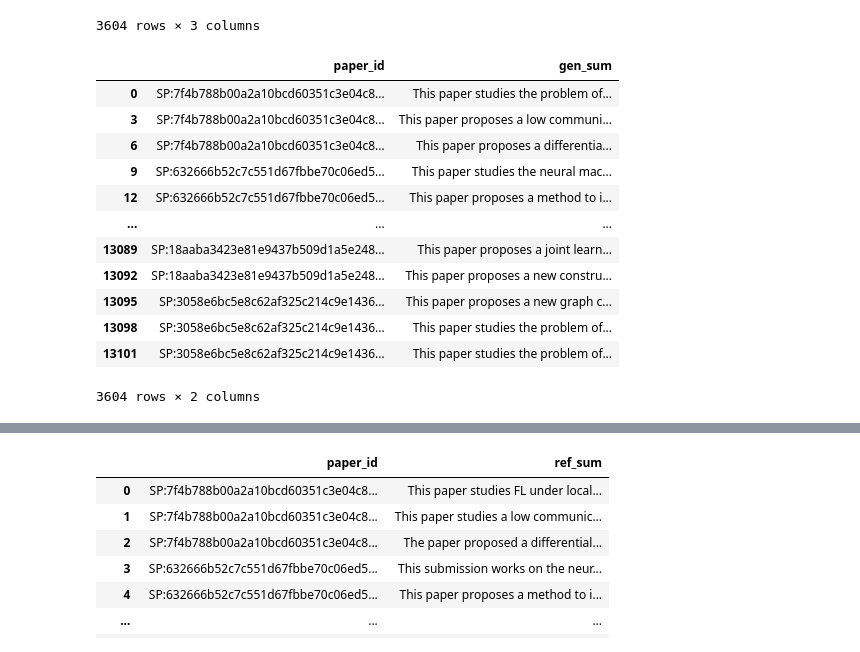
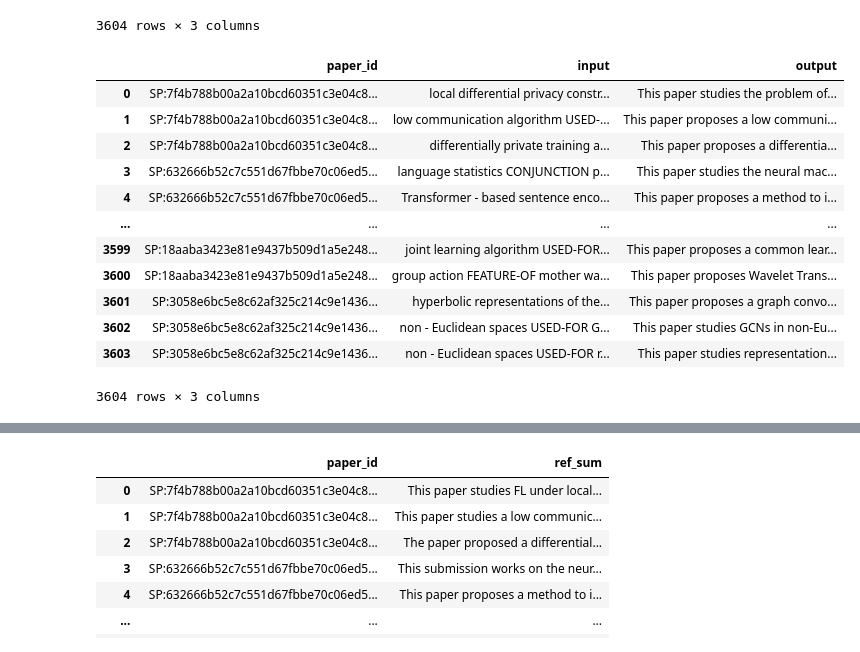
Before and after one commit to Thetang-145/My_Thesis_Playground, a Jupyter notebook: FT_PT_model/Evaluation.ipynb, the cells around one changed output, grey strips where cells are left out. Saved outputs shown, nothing was run; the diff lists cells and outputs as text; code cells hidden in the pictures.

```diff
--- a/FT_PT_model/Evaluation.ipynb
+++ b/FT_PT_model/Evaluation.ipynb
@@ -336,29 +295,29 @@ summary_df
 3604 rows × 3 columns
 # %%
 output_file = "result_kg_summary.csv"
-generated_sum = pd.read_csv(f"model/{output_file}", index_col=0)
+generated_sum = pd.read_csv(f"record_result/{output_file}", index_col=0)
 generated_sum = generated_sum.drop_duplicates()
 main_path = str((Path().absolute()).parents[0])
-filepath = main_path+"/MuP_sum/dataset/"+RAWDATAFILES['val']
+filepath = main_path+"/dataset_MuP/"+RAWDATAFILES['val']
 reference_sum = load_data(filepath)
 
 summary_df = pd.merge(reference_sum, generated_sum, on='paper_id', how='inner')
 
 (generated_sum)
 # %% [output]
-|  | paper_id | gen_sum |
-| 0 | SP:7f4b788b00a2a10bcd60351c3e04c8... | This paper studies the problem of... |
-| 3 | SP:7f4b788b00a2a10bcd60351c3e04c8... | This paper proposes a low communi... |
-| 6 | SP:7f4b788b00a2a10bcd60351c3e04c8... | This paper proposes a differentia... |
-| 9 | SP:632666b52c7c551d67fbbe70c06ed5... | This paper studies the neural mac... |
-| 12 | SP:632666b52c7c551d67fbbe70c06ed5... | This paper proposes a method to i... |
-| ... | ... | ... |
-| 13089 | SP:18aaba3423e81e9437b509d1a5e248... | This paper proposes a joint learn... |
-| 13092 | SP:18aaba3423e81e9437b509d1a5e248... | This paper proposes a new constru... |
-| 13095 | SP:3058e6bc5e8c62af325c214c9e1436... | This paper proposes a new graph c... |
-| 13098 | SP:3058e6bc5e8c62af325c214c9e1436... | This paper studies the problem of... |
-| 13101 | SP:3058e6bc5e8c62af325c214c9e1436... | This paper studies the problem of... |
+|  | paper_id | input | output |
+| 0 | SP:7f4b788b00a2a10bcd60351c3e04c8... | local differential privacy constr... | This paper studies the problem of... |
+| 1 | SP:7f4b788b00a2a10bcd60351c3e04c8... | low communication algorithm USED-... | This paper proposes a low communi... |
+| 2 | SP:7f4b788b00a2a10bcd60351c3e04c8... | differentially private training a... | This paper proposes a differentia... |
+| 3 | SP:632666b52c7c551d67fbbe70c06ed5... | language statistics CONJUNCTION p... | This paper studies the neural mac... |
+| 4 | SP:632666b52c7c551d67fbbe70c06ed5... | Transformer - based sentence enco... | This paper proposes a method to i... |
+| ... | ... | ... | ... |
+| 3599 | SP:18aaba3423e81e9437b509d1a5e248... | joint learning algorithm USED-FOR... | This paper proposes a common lear... |
+| 3600 | SP:18aaba3423e81e9437b509d1a5e248... | group action FEATURE-OF mother wa... | This paper proposes Wavelet Trans... |
+| 3601 | SP:3058e6bc5e8c62af325c214c9e1436... | hyperbolic representations of the... | This paper proposes a graph convo... |
+| 3602 | SP:3058e6bc5e8c62af325c214c9e1436... | non - Euclidean spaces USED-FOR G... | This paper studies GCNs in non-Eu... |
+| 3603 | SP:3058e6bc5e8c62af325c214c9e1436... | non - Euclidean spaces USED-FOR r... | This paper studies representation... |
-3604 rows × 2 columns
+3604 rows × 3 columns
 # %%
 generated_sum.reset_index(drop=True, inplace=True)
 # %%
```
Also changed, not shown: parts of 28 cells of this notebook, 1 other file.
